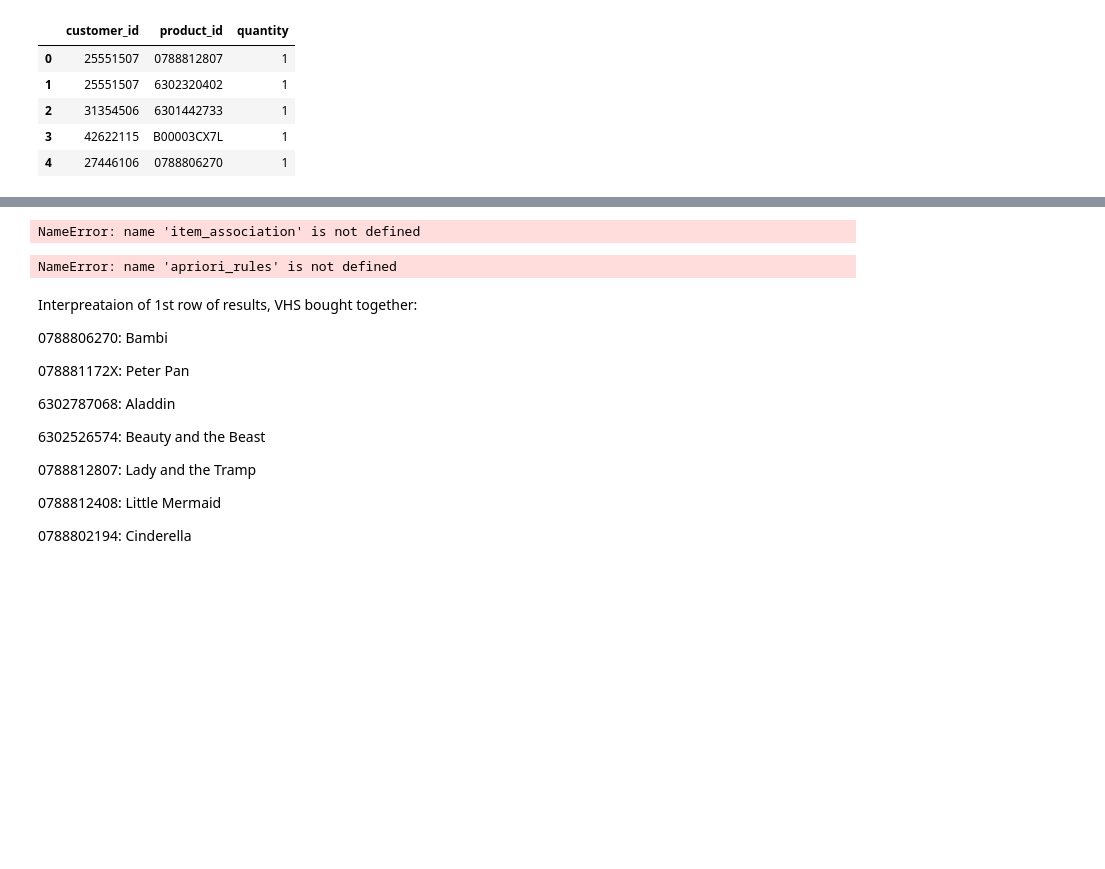
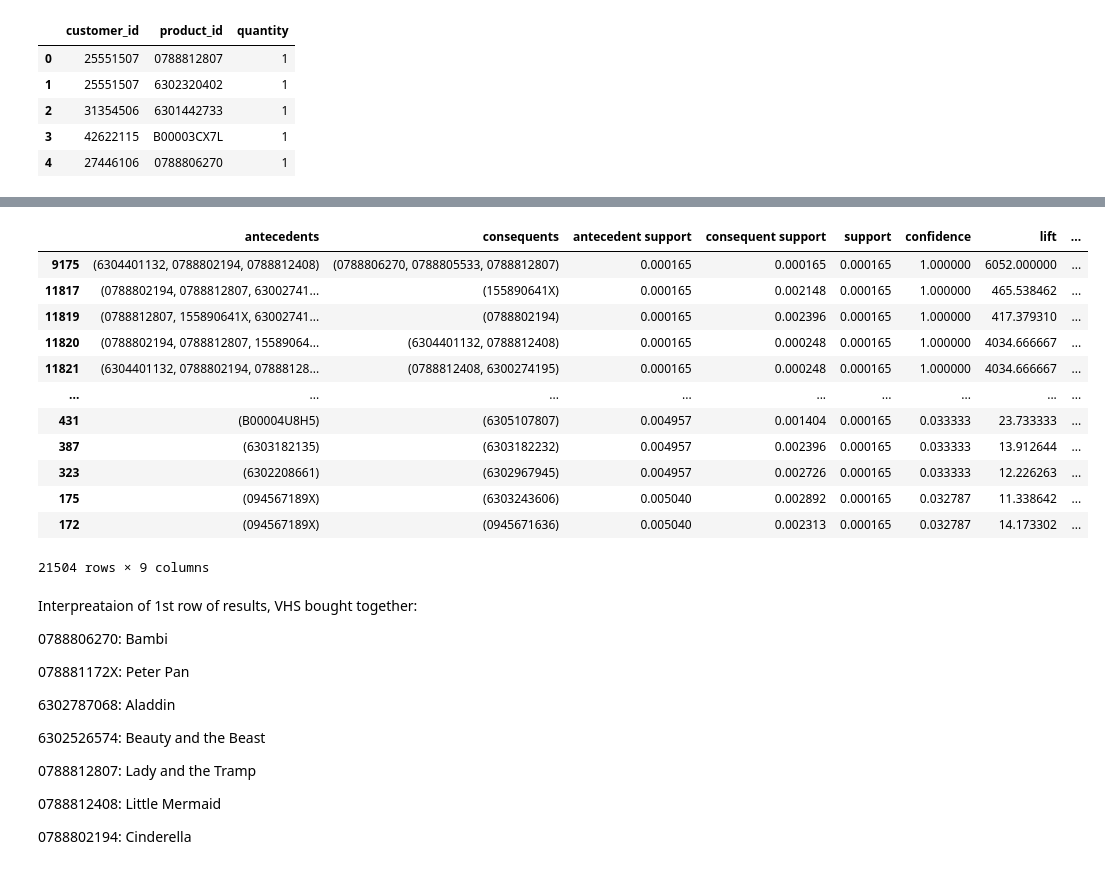
Before and after one commit to jbenasuli/consumer_behavior, a Jupyter notebook: ML_Apriori_Algorithm_Part2.ipynb, the cells around one changed output, grey strips where cells are left out. Cells and saved outputs as stored; diff of their text form; code cells hidden in the pictures; blank space fills up the shorter version.

Commit message:
updates to apriori model part 2

```diff
--- a/ML_Apriori_Algorithm_Part2.ipynb
+++ b/ML_Apriori_Algorithm_Part2.ipynb
@@ -94,14 +106,24 @@ MemoryError: Unable to allocate 93.0 GiB for an array with shape (450775, 2, 138
 # %%
 # Apriori association results table and confidence levels.
-apriori_rules = association_rules(item_association, metric="lift", min_threshold=1)
+apriori_rules_videos = association_rules(item_association_videos, metric="lift", min_threshold=1)
-# %% [output]
-NameError: name 'item_association' is not defined
 # %%
 # Show output by descending order of confidence level
-apriori_rules = apriori_rules.sort_values(["confidence"], ascending=False)
-apriori_rules
+apriori_rules_videos = apriori_rules_videos.sort_values(["confidence"], ascending=False)
+apriori_rules_videos
 # %% [output]
+|  | antecedents | consequents | antecedent support | consequent support | support | confidence | lift | ... |
+| 9175 | (6304401132, 0788802194, 0788812408) | (0788806270, 0788805533, 0788812807) | 0.000165 | 0.000165 | 0.000165 | 1.000000 | 6052.000000 | ... |
+| 11817 | (0788802194, 0788812807, 63002741... | (155890641X) | 0.000165 | 0.002148 | 0.000165 | 1.000000 | 465.538462 | ... |
+| 11819 | (0788812807, 155890641X, 63002741... | (0788802194) | 0.000165 | 0.002396 | 0.000165 | 1.000000 | 417.379310 | ... |
+| 11820 | (0788802194, 0788812807, 15589064... | (6304401132, 0788812408) | 0.000165 | 0.000248 | 0.000165 | 1.000000 | 4034.666667 | ... |
+| 11821 | (6304401132, 0788802194, 07888128... | (0788812408, 6300274195) | 0.000165 | 0.000248 | 0.000165 | 1.000000 | 4034.666667 | ... |
+| ... | ... | ... | ... | ... | ... | ... | ... | ... |
+| 431 | (B00004U8H5) | (6305107807) | 0.004957 | 0.001404 | 0.000165 | 0.033333 | 23.733333 | ... |
+| 387 | (6303182135) | (6303182232) | 0.004957 | 0.002396 | 0.000165 | 0.033333 | 13.912644 | ... |
+| 323 | (6302208661) | (6302967945) | 0.004957 | 0.002726 | 0.000165 | 0.033333 | 12.226263 | ... |
+| 175 | (094567189X) | (6303243606) | 0.005040 | 0.002892 | 0.000165 | 0.032787 | 11.338642 | ... |
+| 172 | (094567189X) | (0945671636) | 0.005040 | 0.002313 | 0.000165 | 0.032787 | 14.173302 | ... |
-NameError: name 'apriori_rules' is not defined
+21504 rows × 9 columns
 # %% [markdown]
 Interpreataion of 1st row of results, VHS bought together:
 
```
Also changed, not shown: parts of 8 cells of this notebook.
